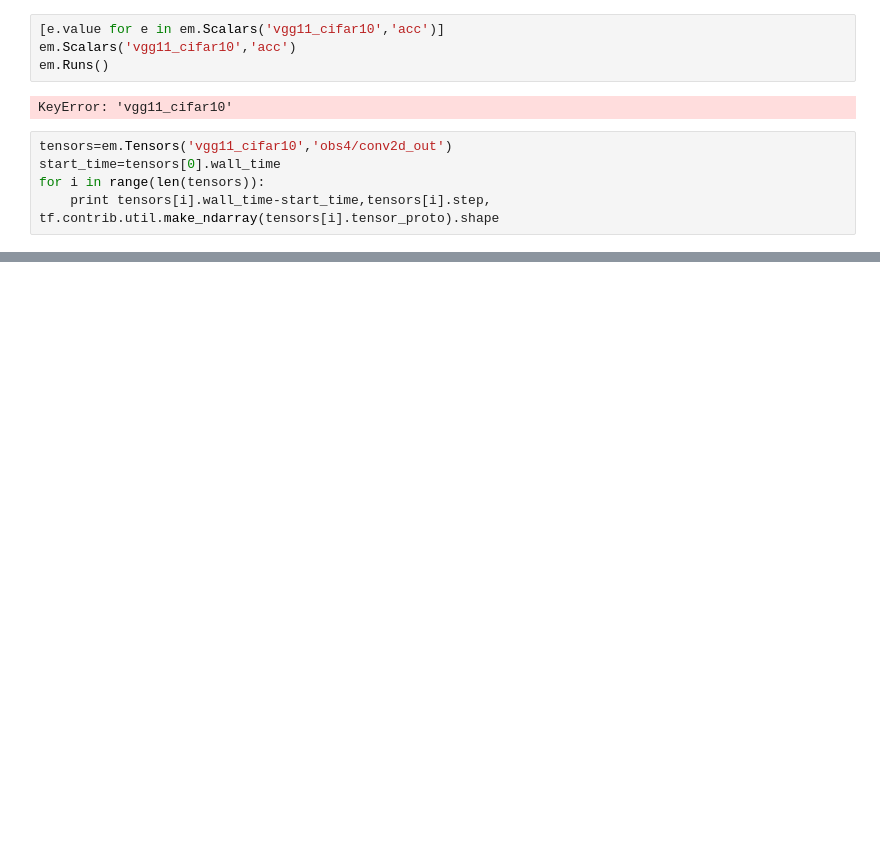
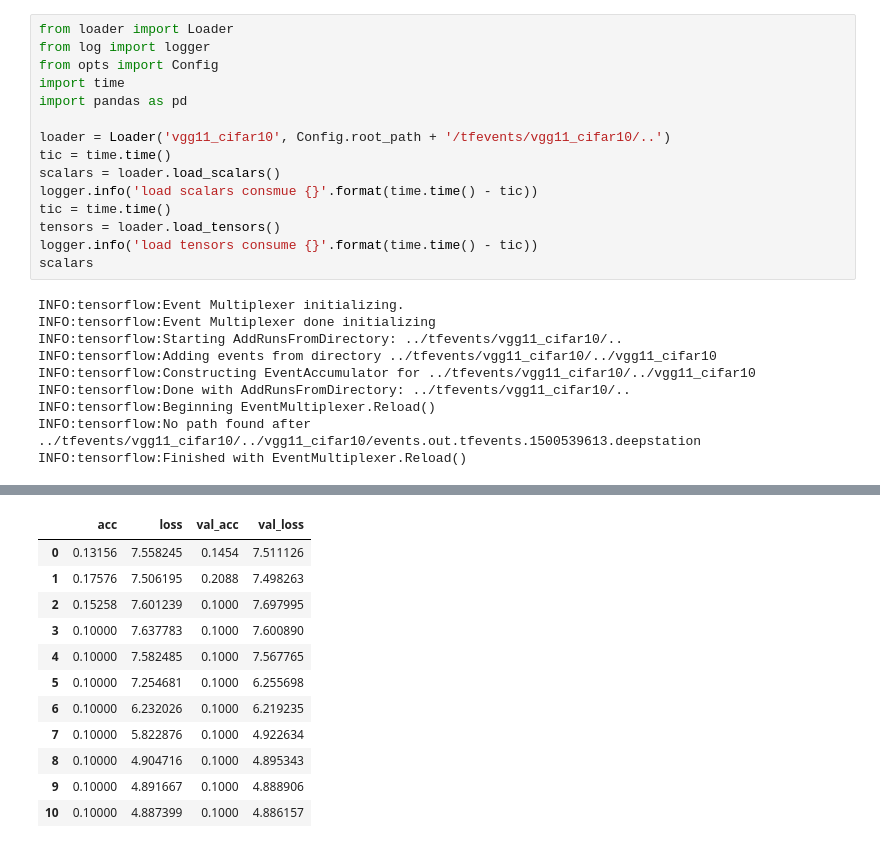
Before and after one commit to luzai/few-shot, a Jupyter notebook: exp/tmp.ipynb, the cells around one changed output, grey strips where cells are left out. Drawn from its saved outputs; the diff is of its cells as text; blank space fills up the shorter version.

```diff
--- a/exp/tmp.ipynb
+++ b/exp/tmp.ipynb
@@ -145,11 +1,25 @@ INFO:tensorflow:Finished with EventMultiplexer.Reload()
-# %%
-[e.value for e in em.Scalars('vgg11_cifar10','acc')]
-em.Scalars('vgg11_cifar10','acc')
-em.Runs()
-# %% [output]
-KeyError: 'vgg11_cifar10'
-# %%
-tensors=em.Tensors('vgg11_cifar10','obs4/conv2d_out')
-start_time=tensors[0].wall_time
-for i in range(len(tensors)):
-    print tensors[i].wall_time-start_time,tensors[i].step, tf.contrib.util.make_ndarray(tensors[i].tensor_proto).shape
+# %%
+from loader import Loader
+from log import logger
+from opts import Config
+import time
+import pandas as pd
+
+loader = Loader('vgg11_cifar10', Config.root_path + '/tfevents/vgg11_cifar10/..')
+tic = time.time()
+scalars = loader.load_scalars()
+logger.info('load scalars consmue {}'.format(time.time() - tic))
+tic = time.time()
+tensors = loader.load_tensors()
+logger.info('load tensors consume {}'.format(time.time() - tic))
+scalars
+# %% [output]
+INFO:tensorflow:Event Multiplexer initializing.
+INFO:tensorflow:Event Multiplexer done initializing
+INFO:tensorflow:Starting AddRunsFromDirectory: ../tfevents/vgg11_cifar10/..
+INFO:tensorflow:Adding events from directory ../tfevents/vgg11_cifar10/../vgg11_cifar10
+INFO:tensorflow:Constructing EventAccumulator for ../tfevents/vgg11_cifar10/../vgg11_cifar10
+INFO:tensorflow:Done with AddRunsFromDirectory: ../tfevents/vgg11_cifar10/..
+INFO:tensorflow:Beginning EventMultiplexer.Reload()
+INFO:tensorflow:No path found after ../tfevents/vgg11_cifar10/../vgg11_cifar10/events.out.tfevents.1500539613.deepstation
+INFO:tensorflow:Finished with EventMultiplexer.Reload()
@@ -155,0 +29,12 @@ for i in range(len(tensors)):
+|  | acc | loss | val_acc | val_loss |
+| 0 | 0.13156 | 7.558245 | 0.1454 | 7.511126 |
+| 1 | 0.17576 | 7.506195 | 0.2088 | 7.498263 |
+| 2 | 0.15258 | 7.601239 | 0.1000 | 7.697995 |
+| 3 | 0.10000 | 7.637783 | 0.1000 | 7.600890 |
+| 4 | 0.10000 | 7.582485 | 0.1000 | 7.567765 |
+| 5 | 0.10000 | 7.254681 | 0.1000 | 6.255698 |
+| 6 | 0.10000 | 6.232026 | 0.1000 | 6.219235 |
+| 7 | 0.10000 | 5.822876 | 0.1000 | 4.922634 |
+| 8 | 0.10000 | 4.904716 | 0.1000 | 4.895343 |
+| 9 | 0.10000 | 4.891667 | 0.1000 | 4.888906 |
+| 10 | 0.10000 | 4.887399 | 0.1000 | 4.886157 |
```
Also changed, not shown: parts of 14 cells of this notebook, 11 other files.
